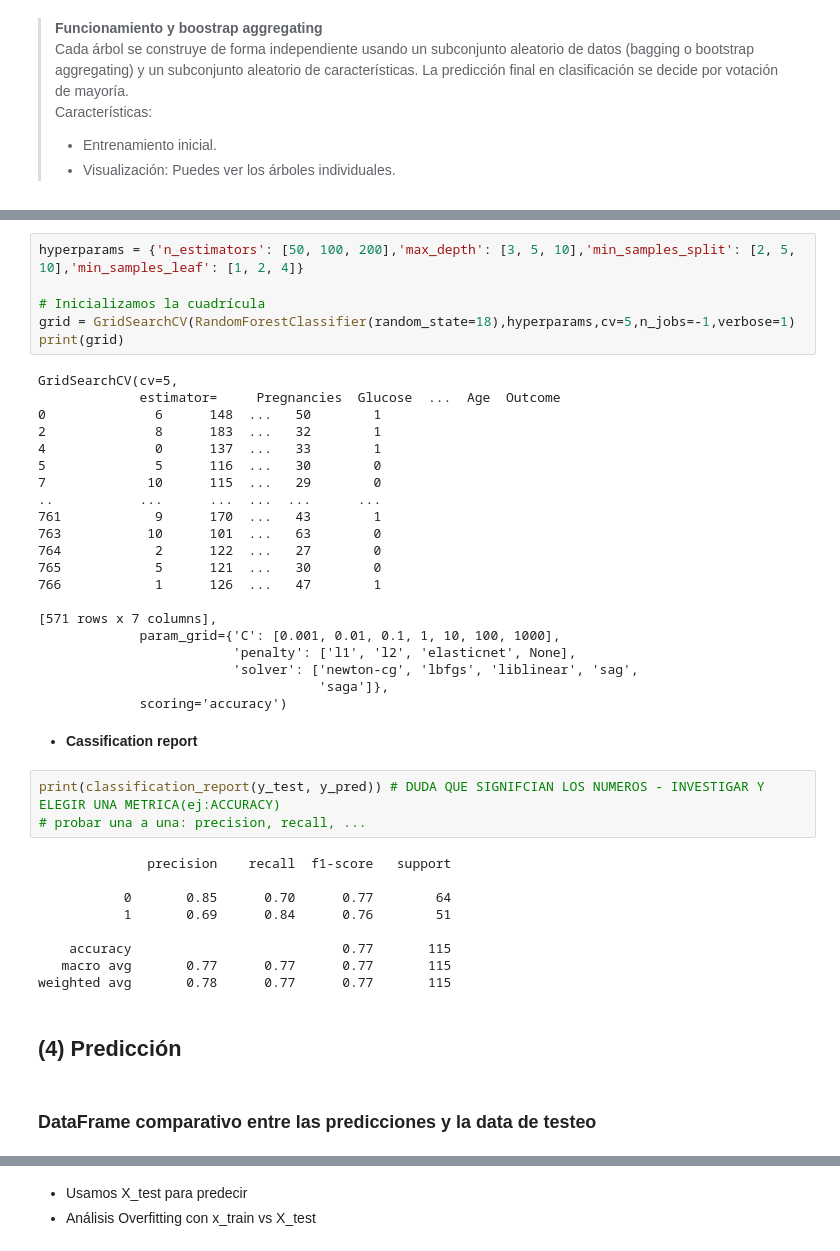
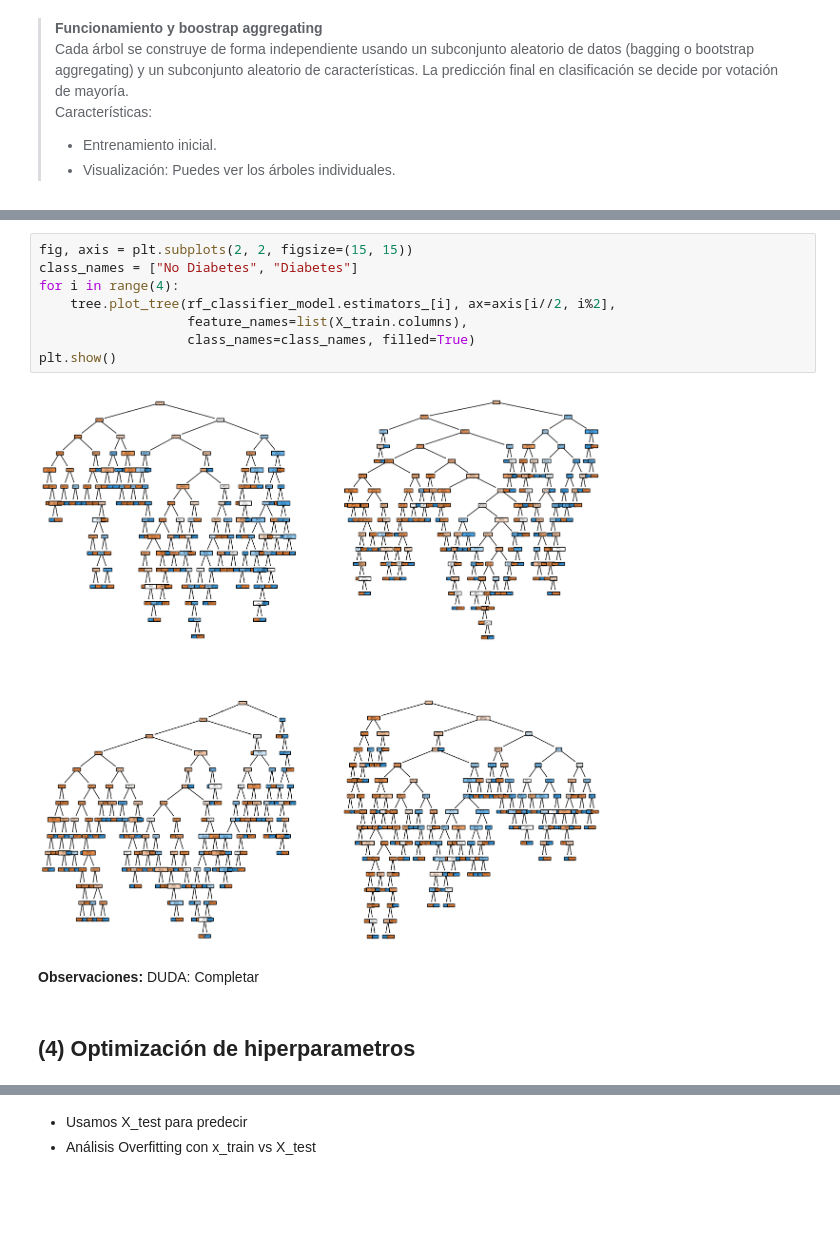
Before and after one commit to 4GeeksAcademy/Cchico_RandomForest23, a Jupyter notebook: src/ML-RandomForest23.ipynb, the cells around one changed output, grey strips where cells are left out. Saved outputs shown, nothing was run; the diff lists cells and outputs as text; blank space fills up the shorter version.

```diff
--- a/src/ML-RandomForest23.ipynb
+++ b/src/ML-RandomForest23.ipynb
@@ -265,45 +87,15 @@ https://4geeks.com/es/lesson/optimizacion-de-hiperparametros-del-modelo
-# %%
-hyperparams = {'n_estimators': [50, 100, 200],'max_depth': [3, 5, 10],'min_samples_split': [2, 5, 10],'min_samples_leaf': [1, 2, 4]}
-
-# Inicializamos la cuadrícula
-grid = GridSearchCV(RandomForestClassifier(random_state=18),hyperparams,cv=5,n_jobs=-1,verbose=1)
-print(grid)
-# %% [output]
-GridSearchCV(cv=5,
-             estimator=     Pregnancies  Glucose  ...  Age  Outcome
-0              6      148  ...   50        1
-2              8      183  ...   32        1
-4              0      137  ...   33        1
-5              5      116  ...   30        0
-7             10      115  ...   29        0
-..           ...      ...  ...  ...      ...
-761            9      170  ...   43        1
-763           10      101  ...   63        0
-764            2      122  ...   27        0
-765            5      121  ...   30        0
-766            1      126  ...   47        1
-
-[571 rows x 7 columns],
-             param_grid={'C': [0.001, 0.01, 0.1, 1, 10, 100, 1000],
-                         'penalty': ['l1', 'l2', 'elasticnet', None],
-                         'solver': ['newton-cg', 'lbfgs', 'liblinear', 'sag',
-                                    'saga']},
-             scoring='accuracy')
-# %% [markdown]
-* **Cassification report**
-# %%
-print(classification_report(y_test, y_pred)) # DUDA QUE SIGNIFCIAN LOS NUMEROS - INVESTIGAR Y ELEGIR UNA METRICA(ej:ACCURACY)
-# probar una a una: precision, recall, ...
-# %% [output]
-              precision    recall  f1-score   support
-
-           0       0.85      0.70      0.77        64
-           1       0.69      0.84      0.76        51
-
-    accuracy                           0.77       115
-   macro avg       0.77      0.77      0.77       115
-weighted avg       0.78      0.77      0.77       115
-# %% [markdown]
-## (4) **Predicción**
-# %% [markdown]
-###  **DataFrame comparativo entre las predicciones y la data de testeo**
+# %%
+fig, axis = plt.subplots(2, 2, figsize=(15, 15))
+class_names = ["No Diabetes", "Diabetes"]
+for i in range(4):
+    tree.plot_tree(rf_classifier_model.estimators_[i], ax=axis[i//2, i%2],
+                   feature_names=list(X_train.columns),
+                   class_names=class_names, filled=True)
+plt.show()
+# %% [output]
+[figure, added]
+# %% [markdown]
+**Observaciones:**
+DUDA: Completar
+# %% [markdown]
+## (4) **Optimización de hiperparametros**
```
Also changed, not shown: parts of 59 cells of this notebook.
